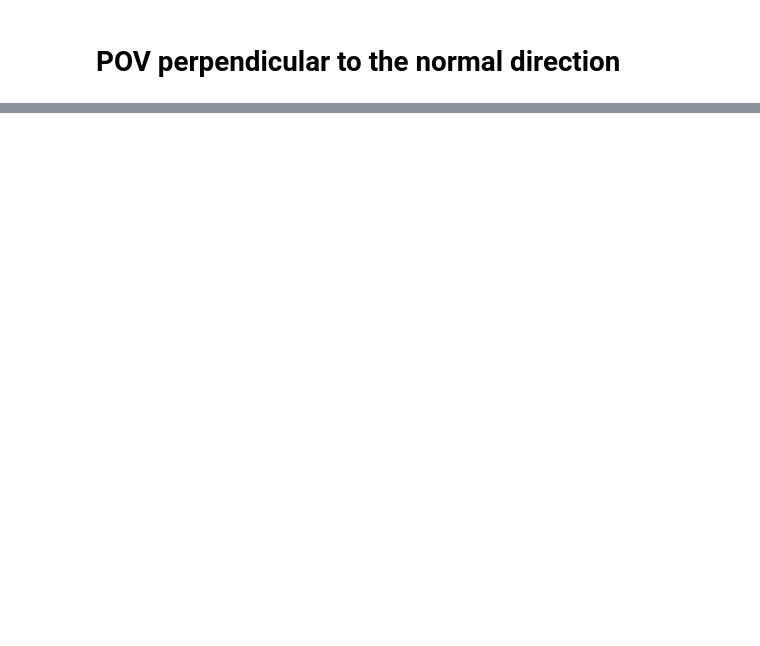
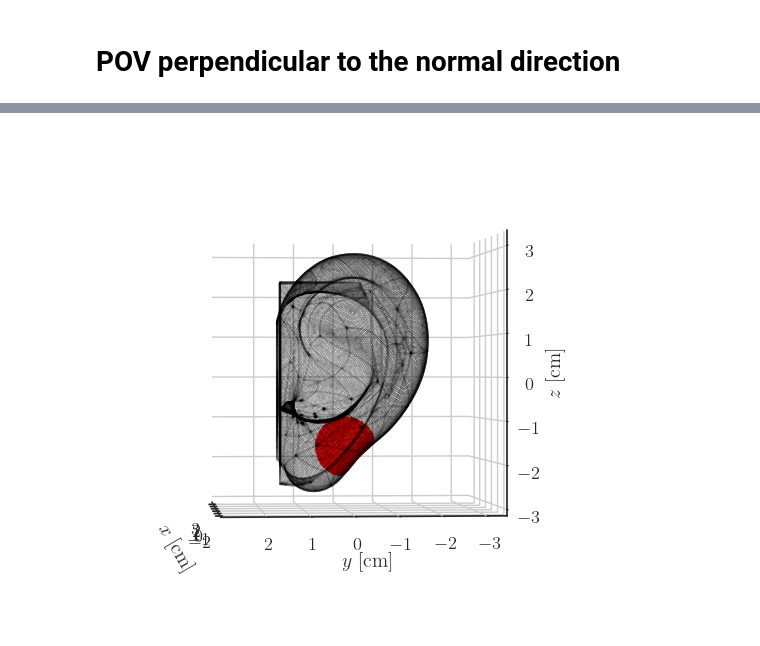
Before and after one commit to akapet00/phd-dissertation-topic, a Jupyter notebook: code/05-hotspot-region-detection.ipynb, the cells around one changed output, grey strips where cells are left out. Drawn from its saved outputs; the diff is of its cells as text; code cells hidden in the pictures; blank space fills up the shorter version.

```diff
--- a/code/05-hotspot-region-detection.ipynb
+++ b/code/05-hotspot-region-detection.ipynb
@@ -300,0 +346,27 @@ with set_defense_context():
+# %%
+p = [3.21511545e-01, -2.64411695e-05, -1.64346896e+00]
+
+area = 1  # cm2
+a = np.sqrt(area)
+rc = a / np.sqrt(2)  # radius of a circumscribed circle of a square
+
+tree = spatial.KDTree(xyz)
+idx = tree.query_ball_point([p], rc, eps=0.01, workers=-1)[0]
+nbhd = xyz[idx]
+# %%
+with set_defense_context():
+    fig = plt.figure(figsize=(5, 5))
+    ax = plt.axes(projection ='3d')
+    s = ax.scatter(*xyz.T, c='k', s=0.01)
+    ax.scatter(*nbhd.T, c='r', s=0.3)
+    ax.set(xlabel='$x$ [cm]', ylabel='$y$ [cm]', zlabel='$z$ [cm]')
+    ax.xaxis.set_pane_color((1.0, 1.0, 1.0, 1.0))
+    ax.yaxis.set_pane_color((1.0, 1.0, 1.0, 1.0))
+    ax.zaxis.set_pane_color((1.0, 1.0, 1.0, 1.0))
+    ax.set_box_aspect([1, 1, 1])
+    ax = set_axes_equal(ax)
+    ax.view_init(0, 175)
+    fig.tight_layout()
+    plt.show()
+# %% [output]
+[figure, added]
```
Also changed, not shown: parts of 18 cells of this notebook.
